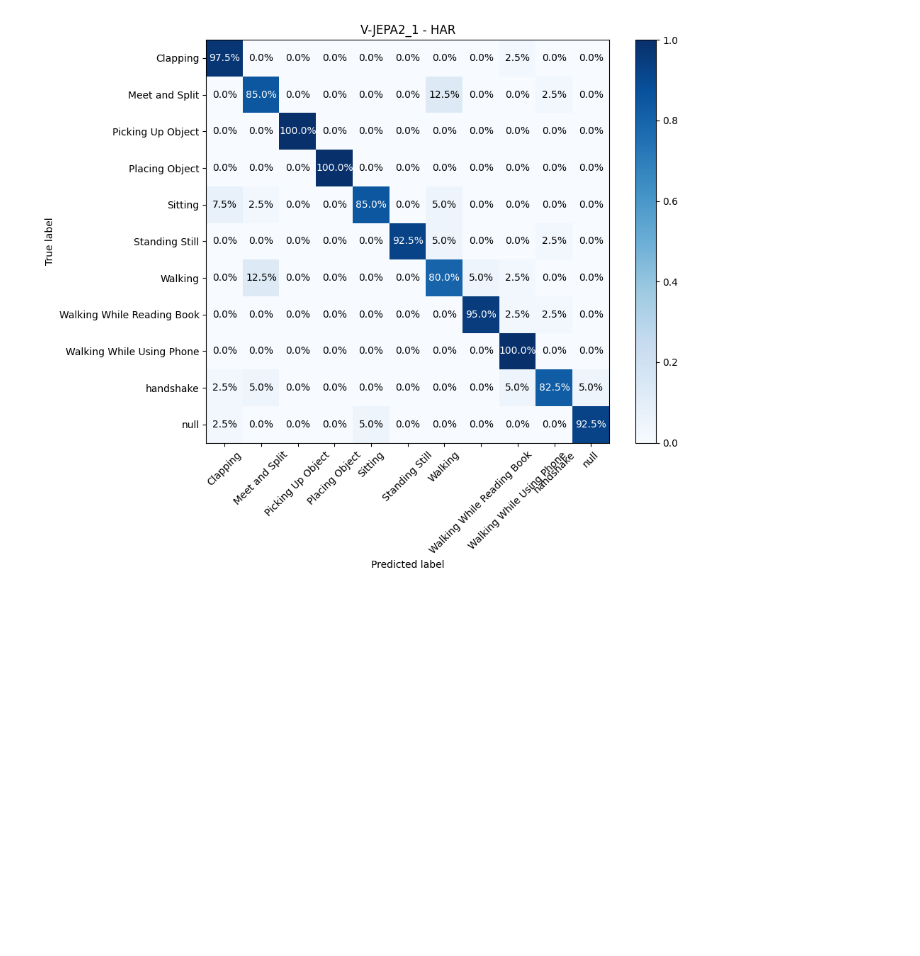
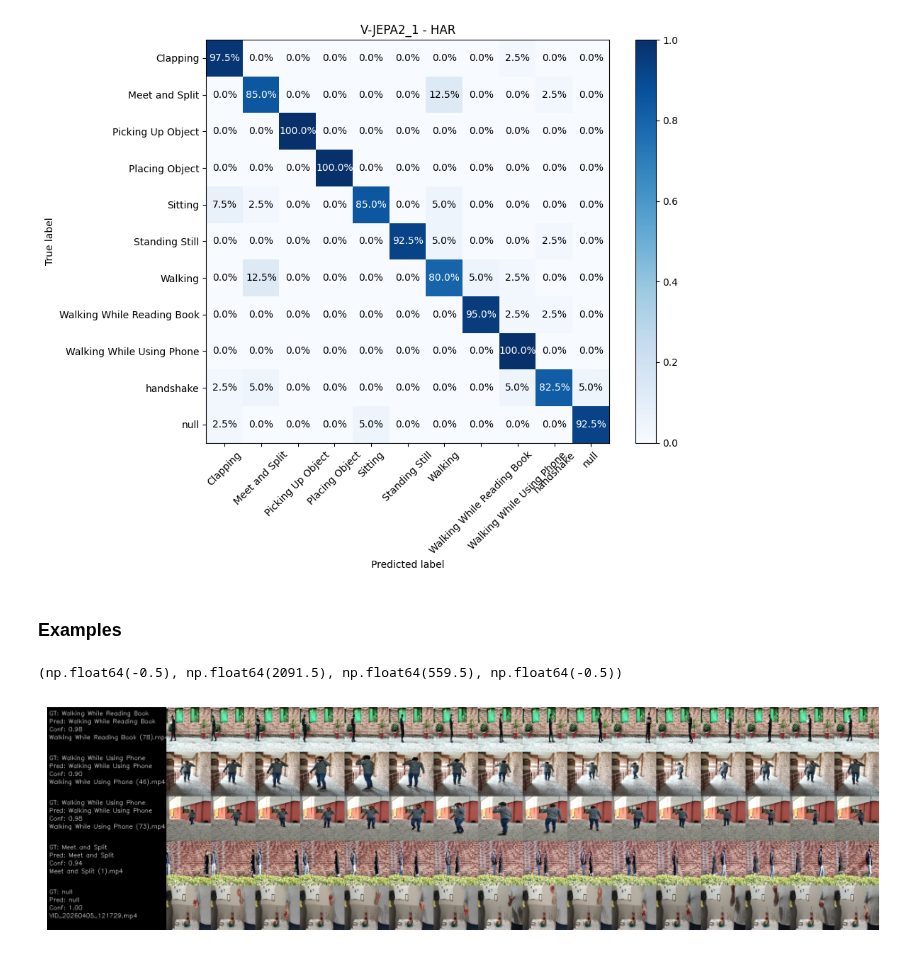
Before and after one commit to Jabonsote/CDSI-2026, a Jupyter notebook: Project HAR Video/HAR_DL.ipynb, the cells around one changed output. Saved outputs shown, nothing was run; the diff lists cells and outputs as text; code cells hidden in the pictures; blank space fills up the shorter version.

```diff
--- a/Project HAR Video/HAR_DL.ipynb
+++ b/Project HAR Video/HAR_DL.ipynb
@@ -1606,3 +1636,16 @@ Walking While Reading Book       0.95      0.95      0.95        40
               weighted avg       0.92      0.92      0.92       440
 [figure]
 [figure]
+# %% [markdown]
+### Examples
+# %%
+#plot the image timeline.png
+import matplotlib.pyplot as plt
+import matplotlib.image as mpimg
+img = mpimg.imread("timeline.png")
+plt.figure(figsize=(12, 6))
+plt.imshow(img)
+plt.axis('off')
+# %% [output]
+(np.float64(-0.5), np.float64(2091.5), np.float64(559.5), np.float64(-0.5))
+[figure, added]
```
Also changed, not shown: parts of 9 cells of this notebook, 1 other file.
